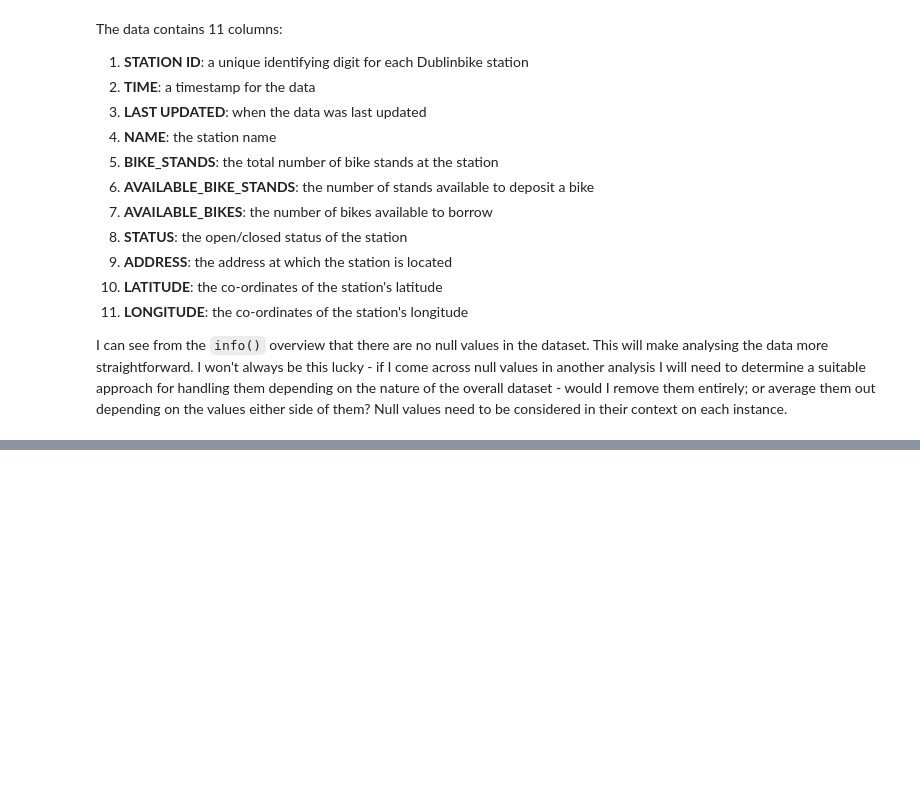
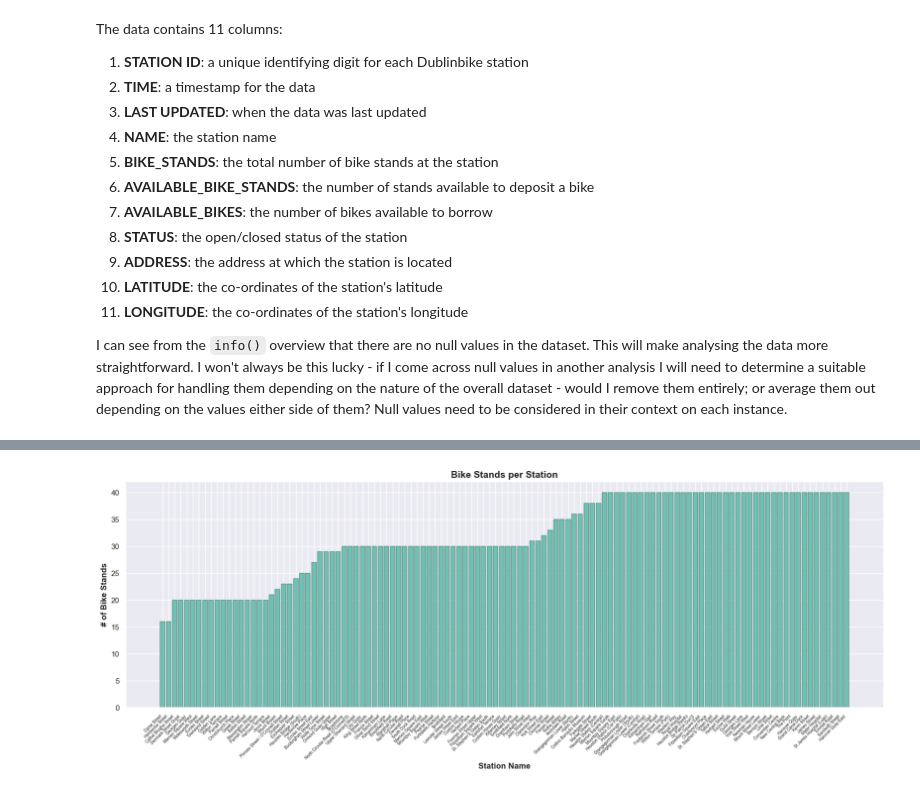
Before and after one commit to JBnkn/4369-programming-for-data-analytics, a Jupyter notebook: Project/Dublinbikes Project.ipynb, the cells around one changed output, grey strips where cells are left out. Drawn from its saved outputs; the diff is of its cells as text; code cells hidden in the pictures; blank space fills up the shorter version.

Commit message:
Bar chart of bike stands per station

```diff
--- a/Project/Dublinbikes Project.ipynb
+++ b/Project/Dublinbikes Project.ipynb
@@ -52,0 +32,3 @@ memory usage: 14.2+ MB
+# %%
+df['NAME'] = df['NAME'].str.title()
+df.info()
@@ -72,0 +69,8 @@ df['STATION ID'].nunique()
+# %%
+# extract unique detail to own dataframe
+# sort bike stands by ascending
+unique_df = df[['NAME', 'BIKE_STANDS','LATITUDE', 'LONGITUDE']].drop_duplicates()
+unique_df = unique_df.sort_values(by='BIKE_STANDS', ascending=True)
+
+# Display the resulting dataframe
+unique_df.head()
@@ -72,0 +84,12 @@ df['STATION ID'].nunique()
+# %%
+# show distribution of bike stands across the various stations
+plt.figure(figsize=(20, 6))
+plt.bar(unique_df['NAME'], unique_df['BIKE_STANDS'], color='#70C1B3', edgecolor='black', linewidth=0.3)
+plt.xlabel('Station Name', fontsize=12, weight='bold')
+plt.ylabel('# of Bike Stands', fontsize=12, weight='bold')
+plt.title('Bike Stands per Station', fontsize=14, weight='bold')
+plt.xticks(rotation=45, ha='right', fontsize=6)
+
+plt.show()
+# %% [output]
+[figure, added]
```
Also changed, not shown: parts of 4 cells of this notebook, 2 other files.
